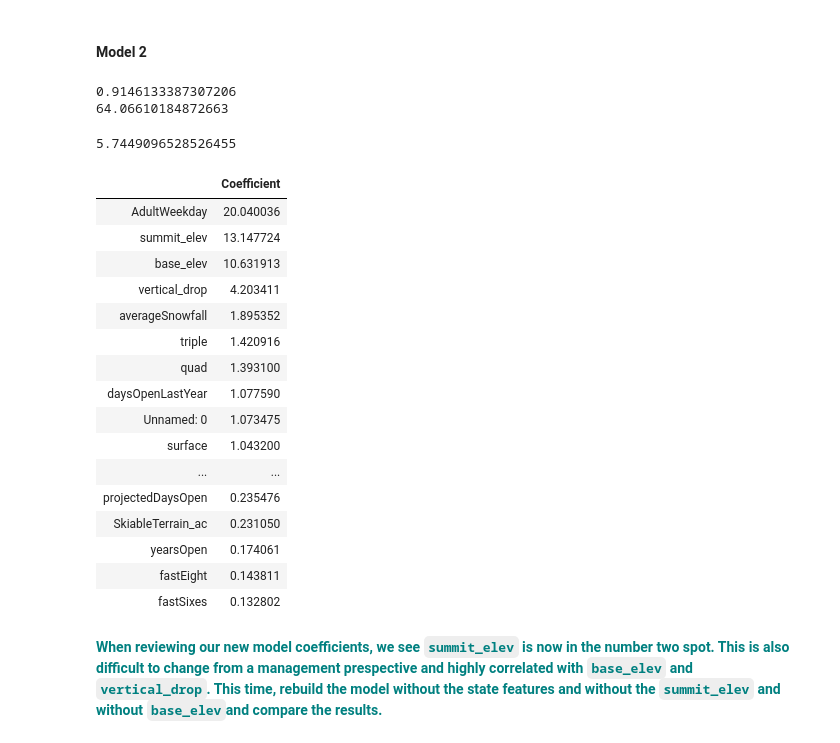
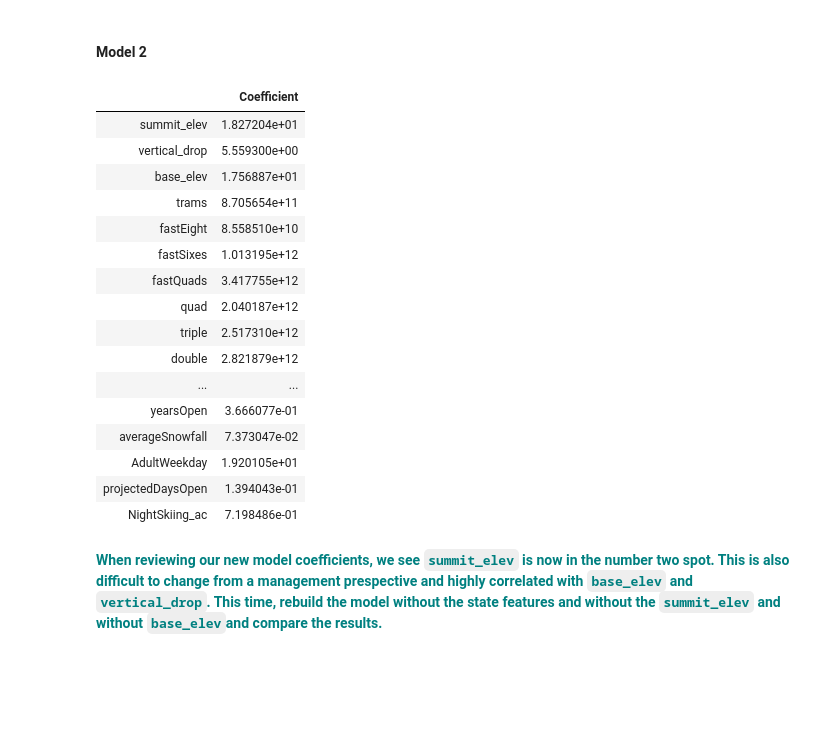
Before and after one commit to Oraff1/GuidedCapstone, a Jupyter notebook: DataWrangling/Notebook_stepfourandfive.ipynb, the cells around one changed output. Saved outputs shown, nothing was run; the diff lists cells and outputs as text; code cells hidden in the pictures; blank space fills up the shorter version.

```diff
--- a/DataWrangling/Notebook_stepfourandfive.ipynb
+++ b/DataWrangling/Notebook_stepfourandfive.ipynb
@@ -249,46 +255,28 @@ df_model1.sort_values(by=['Coefficient'],ascending=False)
 Hint: Try to construct another model using exactly the steps we followed above.
 # %% [markdown]
 #### Model 2
-# %%
-file="step3_output.csv"
-df2=pd.read_csv(file)
-X2=df2.drop(['AdultWeekend','Name','state'], axis=1)
-y2=df2.AdultWeekend
-scaler2 = preprocessing.StandardScaler().fit(X2)
-X_scaled2=scaler2.transform(X2)
-y2=y2.ravel()
-X_train2, X_test2, y_train2, y_test2 = train_test_split(X_scaled2, y2, test_size=0.25, random_state=1)
-lm = linear_model.LinearRegression()
-model2 = lm.fit(X_train2,y_train2)
-y_pred2 = model2.predict(X_test2)
-print(explained_variance_score(y_test2, y_pred2))
-print(lm.intercept_)
-mean_absolute_error(y_test2, y_pred2)
-# %% [output]
-0.9146133387307206
-64.06610184872663
-5.7449096528526455
-# %%
-df_model2 = pd.DataFrame(abs(lm.coef_), X2.columns, columns=['Coefficient'])
-df_model2.sort_values(by=['Coefficient'],ascending=False)
-# %% [output]
-|  | Coefficient |
-| AdultWeekday | 20.040036 |
-| summit_elev | 13.147724 |
-| base_elev | 10.631913 |
-| vertical_drop | 4.203411 |
-| averageSnowfall | 1.895352 |
-| triple | 1.420916 |
-| quad | 1.393100 |
-| daysOpenLastYear | 1.077590 |
-| Unnamed: 0 | 1.073475 |
-| surface | 1.043200 |
-| ... | ... |
-| projectedDaysOpen | 0.235476 |
-| SkiableTerrain_ac | 0.231050 |
-| yearsOpen | 0.174061 |
-| fastEight | 0.143811 |
-| fastSixes | 0.132802 |
+# %%
+df_model2 = df_model1.iloc[:23]
+# %%
+df_model2
+# %% [output]
+|  | Coefficient |
+| summit_elev | 1.827204e+01 |
+| vertical_drop | 5.559300e+00 |
+| base_elev | 1.756887e+01 |
+| trams | 8.705654e+11 |
+| fastEight | 8.558510e+10 |
+| fastSixes | 1.013195e+12 |
+| fastQuads | 3.417755e+12 |
+| quad | 2.040187e+12 |
+| triple | 2.517310e+12 |
+| double | 2.821879e+12 |
+| ... | ... |
+| yearsOpen | 3.666077e-01 |
+| averageSnowfall | 7.373047e-02 |
+| AdultWeekday | 1.920105e+01 |
+| projectedDaysOpen | 1.394043e-01 |
+| NightSkiing_ac | 7.198486e-01 |
 # %% [markdown]
 **<font color='teal'> When reviewing our new model coefficients, we see `summit_elev` is now in the number two spot. This is also difficult to change from a management prespective and highly correlated with `base_elev` and `vertical_drop`.  This time, rebuild the model without the state features and without the `summit_elev` and without `base_elev`and compare the results. </font>**
 # %% [markdown]
```
Also changed, not shown: parts of 12 cells of this notebook.
